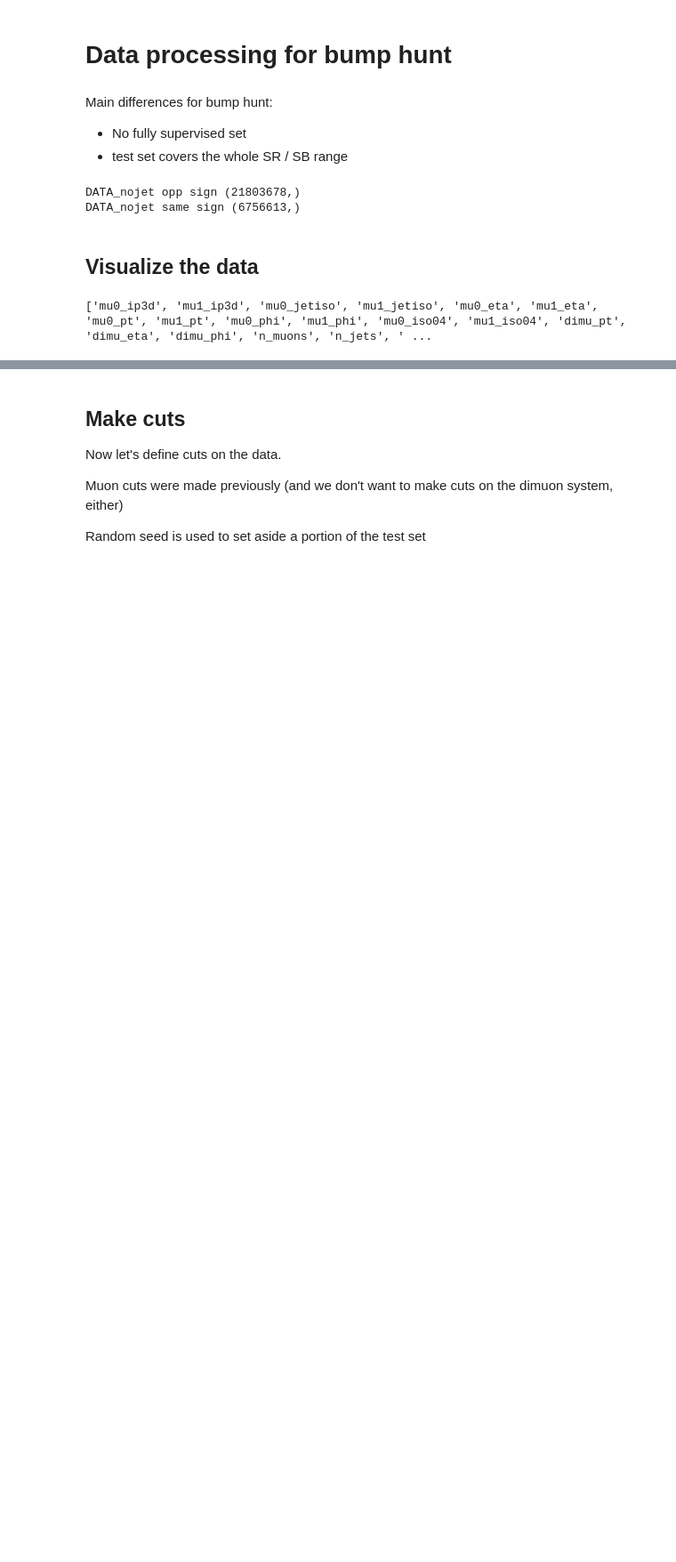
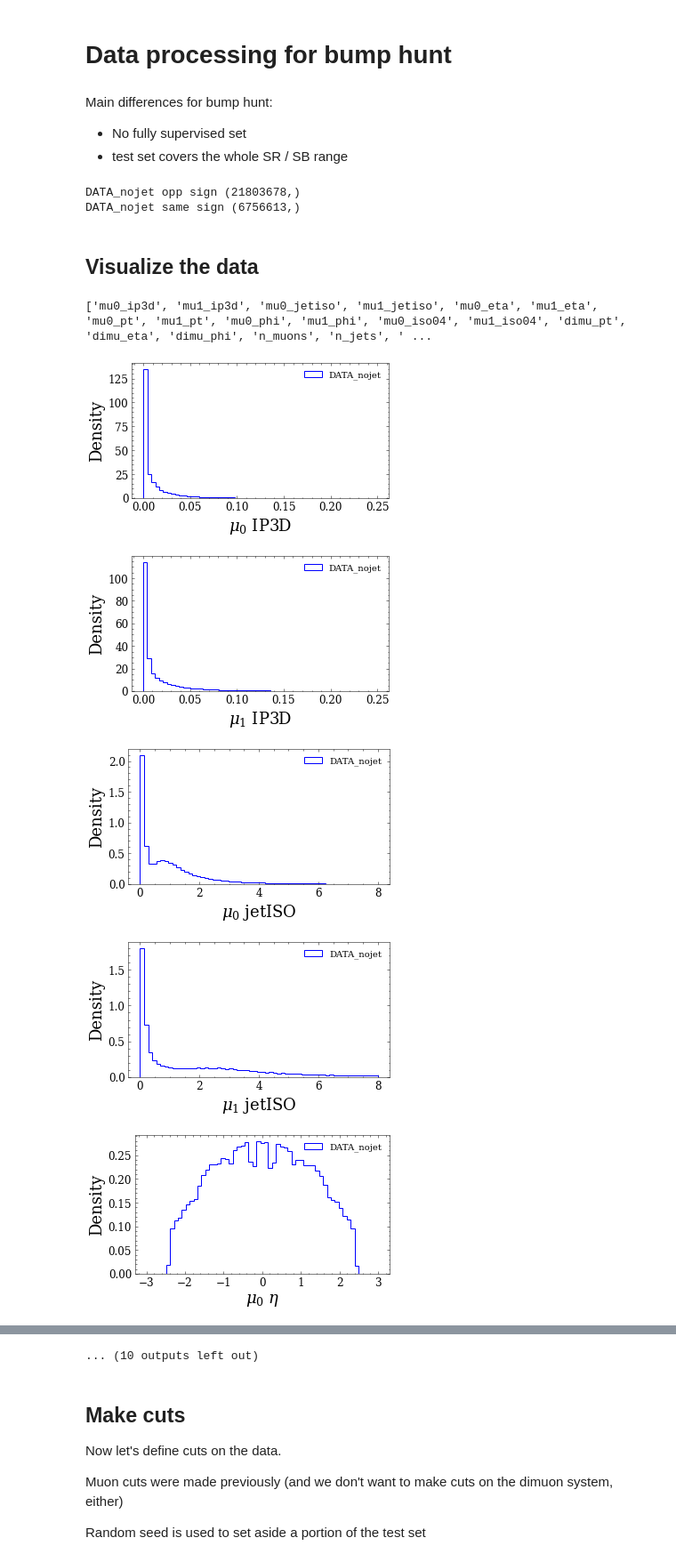
Before and after one commit to hep-lbdl/dimuonAD, a Jupyter notebook: 04_preprocess_data_lowmass.ipynb, the cells around one changed output, grey strips where cells are left out. Shown: that part at 89% size. Cells and saved outputs as stored; diff of their text form; code cells hidden in the pictures; blank space fills up the shorter version.

```diff
--- a/04_preprocess_data_lowmass.ipynb
+++ b/04_preprocess_data_lowmass.ipynb
@@ -58,8 +58,13 @@ DATA_nojet same sign (6756613,)
 # %%
 feature_set = list(uncut_data[codes_list[0]].keys())
 print(feature_set)
 
-#hist_all_features_dict([uncut_data[codes_list[0]]], codes_list, feature_set, kwargs_dict_dtype, nice_labels=True)
+hist_all_features_dict([uncut_data[codes_list[0]]], codes_list, feature_set, kwargs_dict_dtype, nice_labels=True)
 print
 # %% [output]
 ['mu0_ip3d', 'mu1_ip3d', 'mu0_jetiso', 'mu1_jetiso', 'mu0_eta', 'mu1_eta', 'mu0_pt', 'mu1_pt', 'mu0_phi', 'mu1_phi', 'mu0_iso04', 'mu1_iso04', 'dimu_pt', 'dimu_eta', 'dimu_phi', 'n_muons', 'n_jets', ' ...
+[figure, added]
+[figure, added]
+[figure, added]
+[figure, added]
+[figure, added]
@@ -66,3 +77,4 @@ print
+... (10 outputs left out)
 # %% [markdown]
 ## Make cuts
 
```
Also changed, not shown: parts of 7 cells of this notebook, 2 other files.
